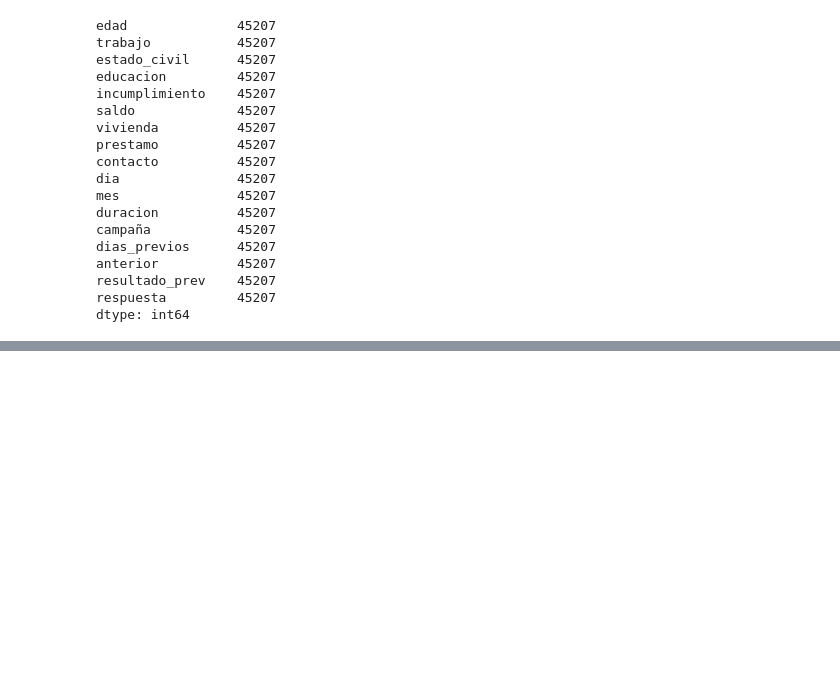
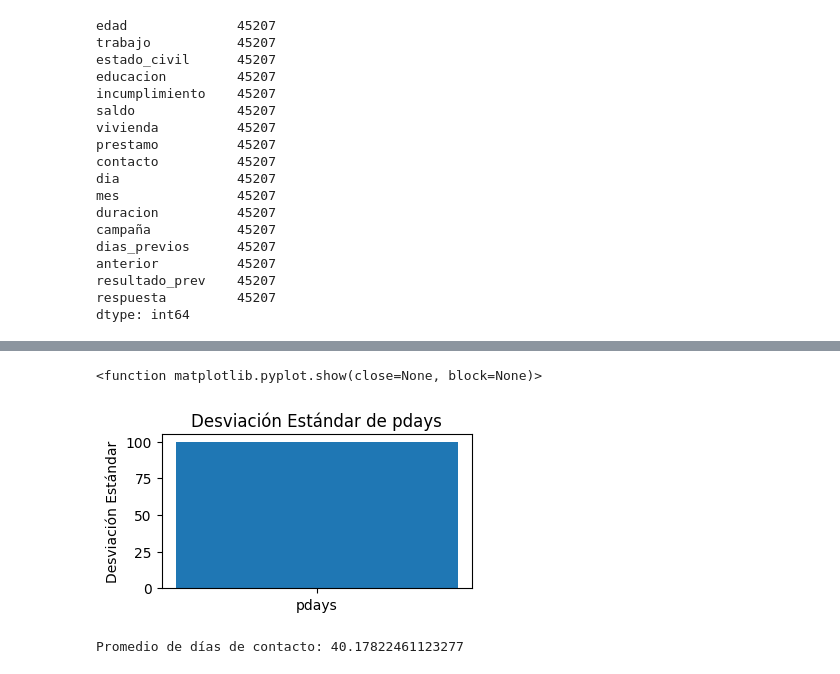
Before and after one commit to jardilam/M-dulo-T-cnico, a Jupyter notebook: Laboratorio_1.ipynb, the cells around one changed output, grey strips where cells are left out. Drawn from its saved outputs; the diff is of its cells as text; code cells hidden in the pictures; blank space fills up the shorter version.

```diff
--- a/Laboratorio_1.ipynb
+++ b/Laboratorio_1.ipynb
@@ -169,0 +259,14 @@ dtype: int64
+# %%
+plt.figure(figsize=(4, 2))
+plt.bar("pdays", destd_pdays)
+plt.title("Desviación Estándar de pdays")
+plt.ylabel("Desviación Estándar")
+plt.show
+# %% [output]
+<function matplotlib.pyplot.show(close=None, block=None)>
+[figure, added]
+# %%
+media = df["dias_previos"].mean()
+print("Promedio de días de contacto:", media)
+# %% [output]
+Promedio de días de contacto: 40.17822461123277
```
Also changed, not shown: parts of 8 cells of this notebook.
